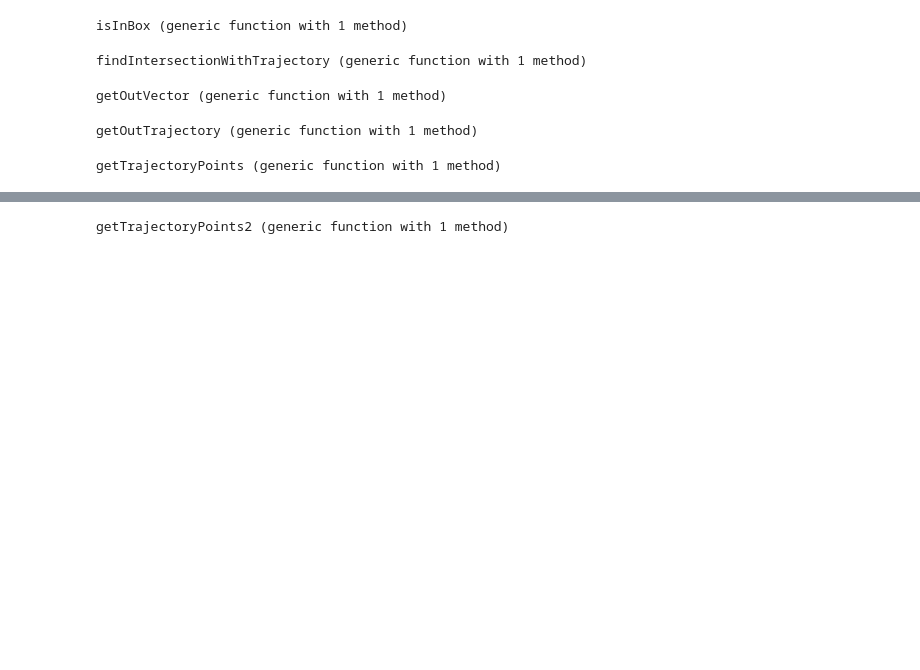
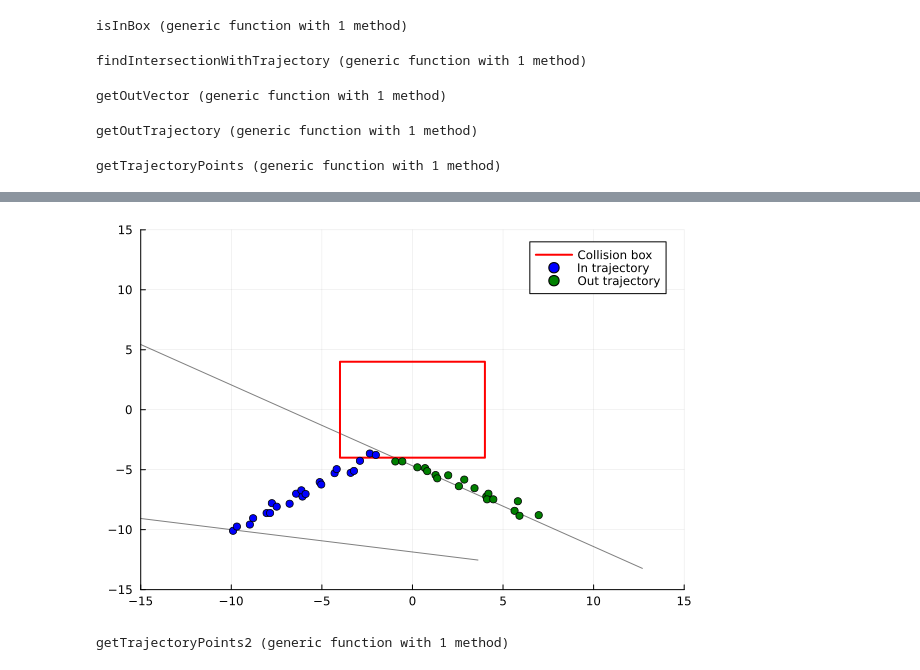
Before and after one commit to lianexu/9.66-Final-Project, a Jupyter notebook: MyProject/src/PhysicsSim2.ipynb, the cells around one changed output, grey strips where cells are left out. Saved outputs shown, nothing was run; the diff lists cells and outputs as text; code cells hidden in the pictures; blank space fills up the shorter version.

```diff
--- a/MyProject/src/PhysicsSim2.ipynb
+++ b/MyProject/src/PhysicsSim2.ipynb
@@ -337,5 +349,5 @@ render_trace(trace, box)
 # %%
-function do_inference_in(model, x_in, y_in, x_out, y_out, amount_of_computation)
+function do_inference(model, x_in, y_in, x_out, y_out, amount_of_computation)
 
     # Create a choice map that maps model addresses (:y, i)
     # to observed values ys[i]. We leave :slope and :intercept
@@ -361,6 +373,8 @@ function do_inference_in(model, x_in, y_in, x_out, y_out, amount_of_computation)
     return trace
 end;
 # %%
-# trace2 = do_inference_in(line_model, map(x -> x[1],in_traj), map(x -> x[2],in_traj), map(x -> x[1],out_traj), map(x -> x[2],out_traj), 100);
-# # render_trace2(trace2)
+trace2 = do_inference(line_model, map(x -> x[1],in_traj), map(x -> x[2],in_traj), map(x -> x[1],out_traj), map(x -> x[2],out_traj), 100, O_in, V_in, t_out, O_out, V_out, ts, jitter_x, jitter_y);
+render_trace(trace2, box)
 # render_trace(trace2)
+# %% [output]
+[figure, added]
```
Also changed, not shown: parts of 7 cells of this notebook, 1 other file.
